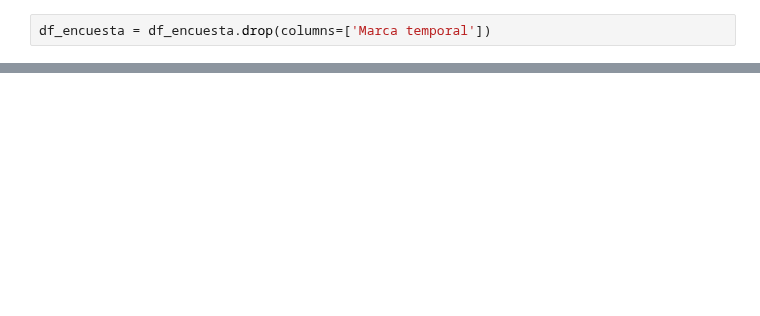
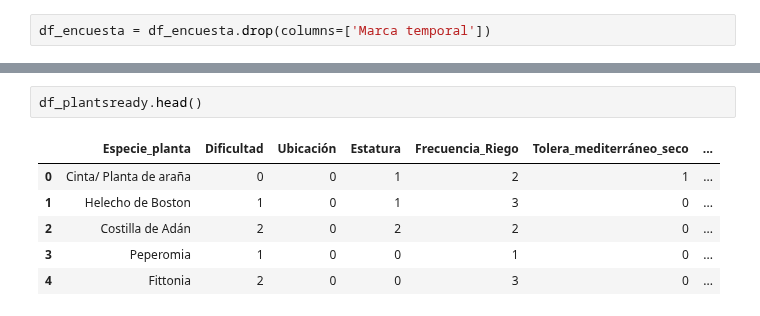
Before and after one commit to Reissuji/Datasets, a Jupyter notebook: ETL&EDA_Plantai.ipynb, the cells around one changed output, grey strips where cells are left out. Drawn from its saved outputs; the diff is of its cells as text; blank space fills up the shorter version.

```diff
--- a/ETL&EDA_Plantai.ipynb
+++ b/ETL&EDA_Plantai.ipynb
@@ -39,0 +119,9 @@ df_encuesta = df_encuesta.drop(columns=['Marca temporal'])
+# %%
+df_plantsready.head()
+# %% [output]
+|  | Especie_planta | Dificultad | Ubicación | Estatura | Frecuencia_Riego | Tolera_mediterráneo_seco | ... |
+| 0 | Cinta/ Planta de araña | 0 | 0 | 1 | 2 | 1 | ... |
+| 1 | Helecho de Boston | 1 | 0 | 1 | 3 | 0 | ... |
+| 2 | Costilla de Adán | 2 | 0 | 2 | 2 | 0 | ... |
+| 3 | Peperomia | 1 | 0 | 0 | 1 | 0 | ... |
+| 4 | Fittonia | 2 | 0 | 0 | 3 | 0 | ... |
```
Also changed, not shown: parts of 34 cells of this notebook, 4 other files.
